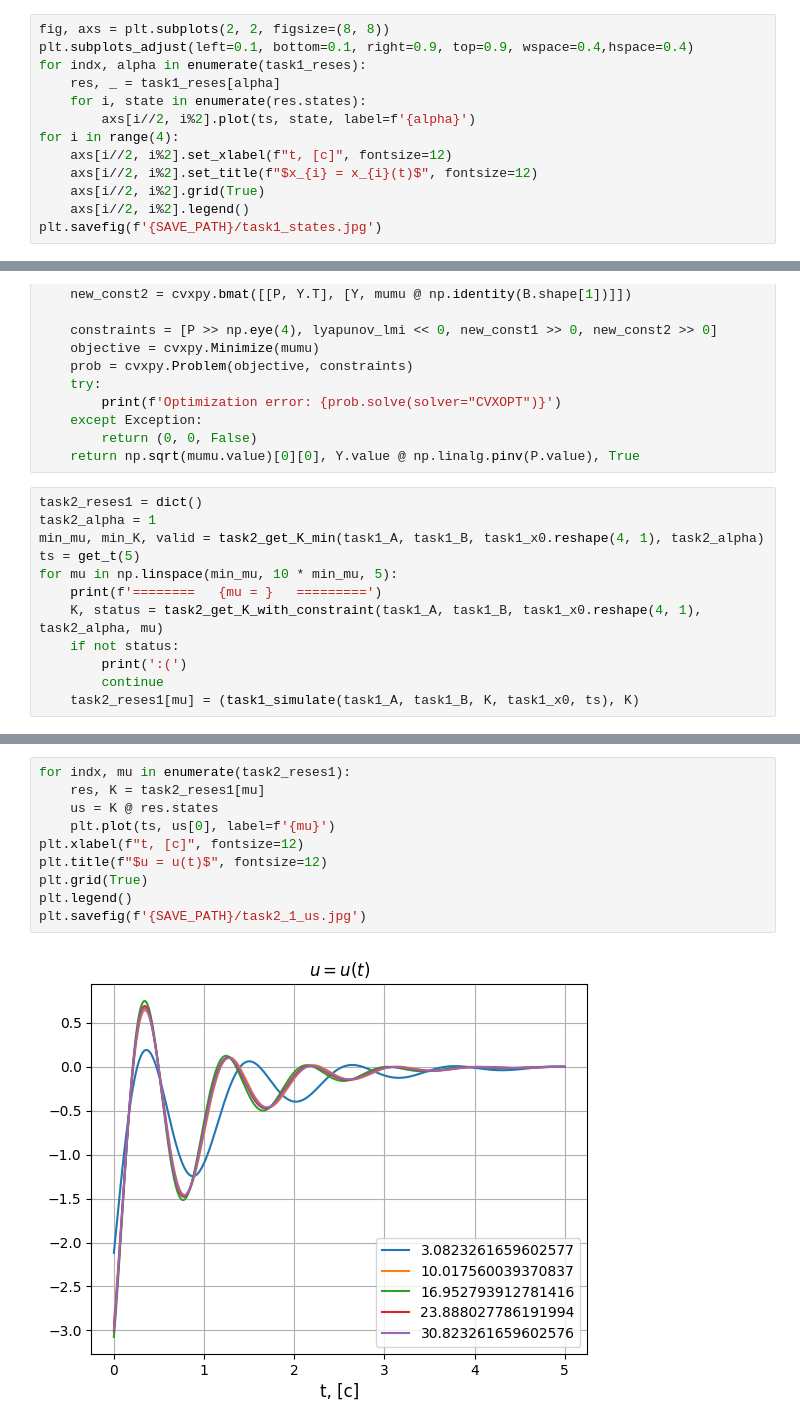
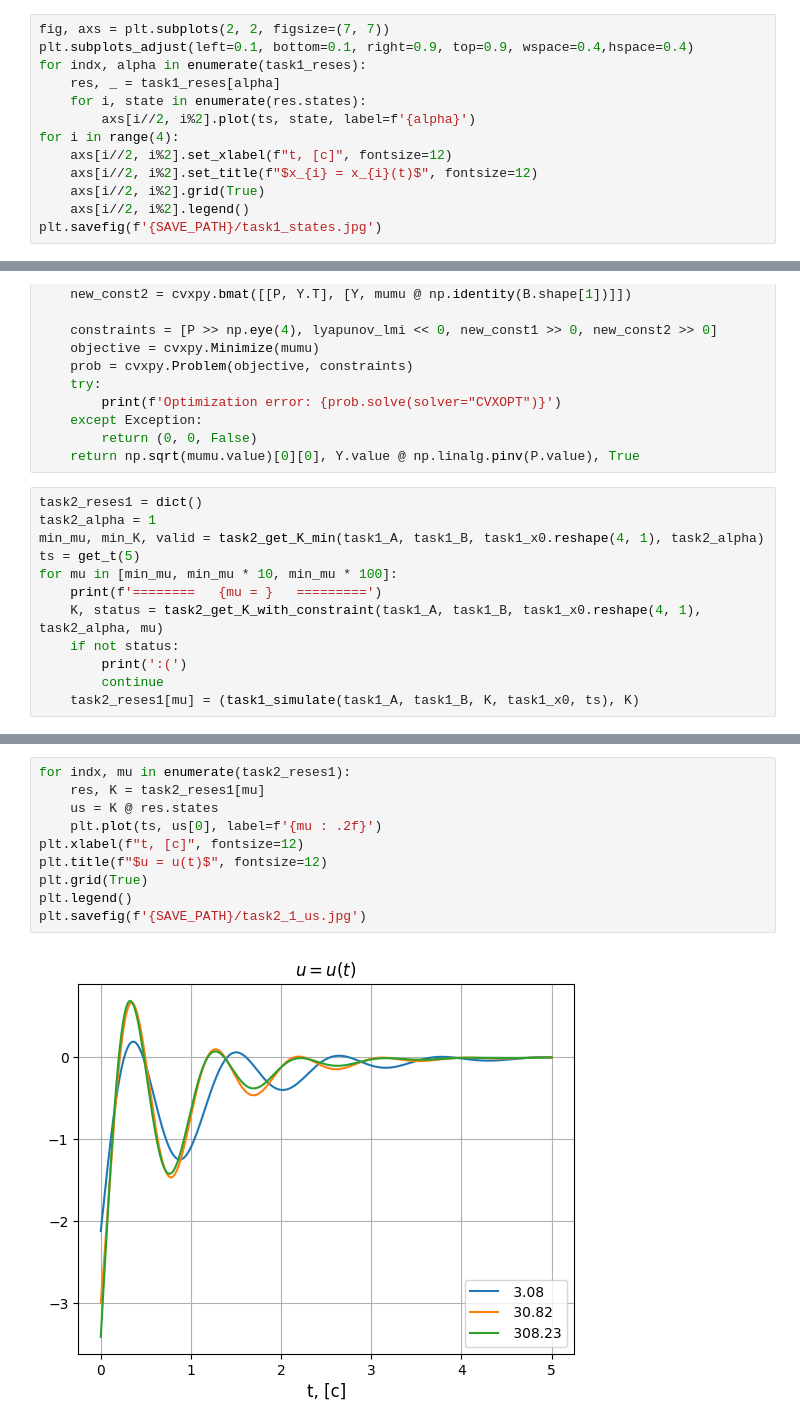
Before and after one commit to lalayants/control-theory-itmo-2023-2024, a Jupyter notebook: spring/Lab9/lab9.ipynb, the cells around one changed output, grey strips where cells are left out. Drawn from its saved outputs; the diff is of its cells as text.

```diff
--- a/spring/Lab9/lab9.ipynb
+++ b/spring/Lab9/lab9.ipynb
@@ -145,7 +146,7 @@ Optimization error: inf
 ========   alpha = 10000.0   =========
 :(
 # %%
-fig, axs = plt.subplots(2, 2, figsize=(8, 8))
+fig, axs = plt.subplots(2, 2, figsize=(7, 7))
 plt.subplots_adjust(left=0.1, bottom=0.1, right=0.9, top=0.9, wspace=0.4,hspace=0.4)
 for indx, alpha in enumerate(task1_reses):
     res, _ = task1_reses[alpha]
@@ -217,7 +218,7 @@ task2_reses1 = dict()
 task2_alpha = 1
 min_mu, min_K, valid = task2_get_K_min(task1_A, task1_B, task1_x0.reshape(4, 1), task2_alpha)
 ts = get_t(5)
-for mu in np.linspace(min_mu, 10 * min_mu, 5):
+for mu in [min_mu, min_mu * 10, min_mu * 100]:
     print(f'========   {mu = }   =========')
     K, status = task2_get_K_with_constraint(task1_A, task1_B, task1_x0.reshape(4, 1), task2_alpha, mu)
     if not status:
@@ -260,13 +261,13 @@ plt.savefig(f'{SAVE_PATH}/task2_1_states.jpg')
 # %%
 for indx, mu in enumerate(task2_reses1):
     res, K = task2_reses1[mu]
     us = K @ res.states
-    plt.plot(ts, us[0], label=f'{mu}')
+    plt.plot(ts, us[0], label=f'{mu : .2f}')
 plt.xlabel(f"t, [c]", fontsize=12)
 plt.title(f"$u = u(t)$", fontsize=12)
 plt.grid(True)
 plt.legend()
 plt.savefig(f'{SAVE_PATH}/task2_1_us.jpg')
 # %% [output]
-[figure, old version]
+[figure, new version]
 # %%
```
Also changed, not shown: parts of 10 cells of this notebook, 9 other files.
